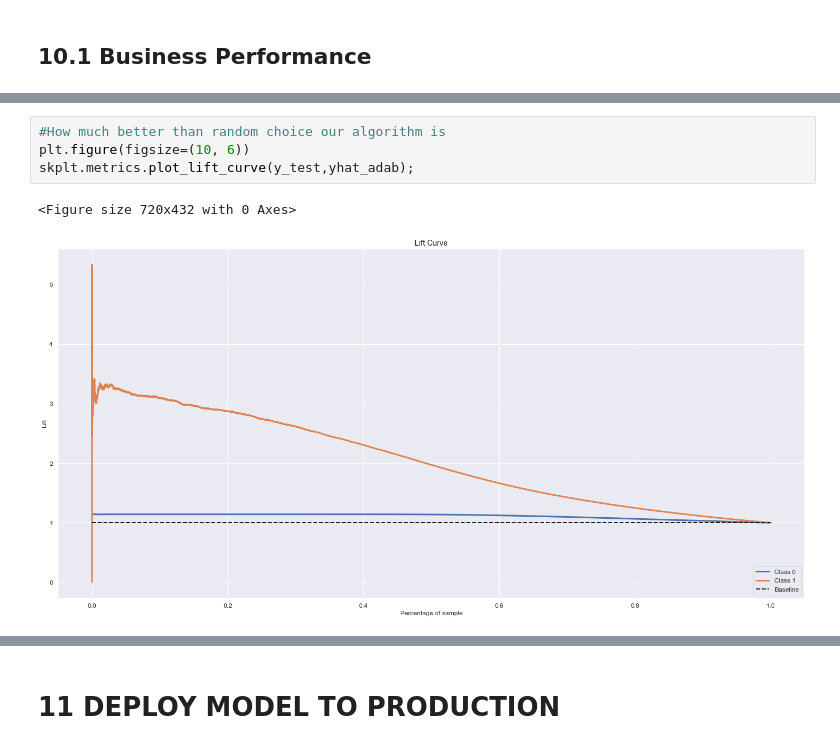
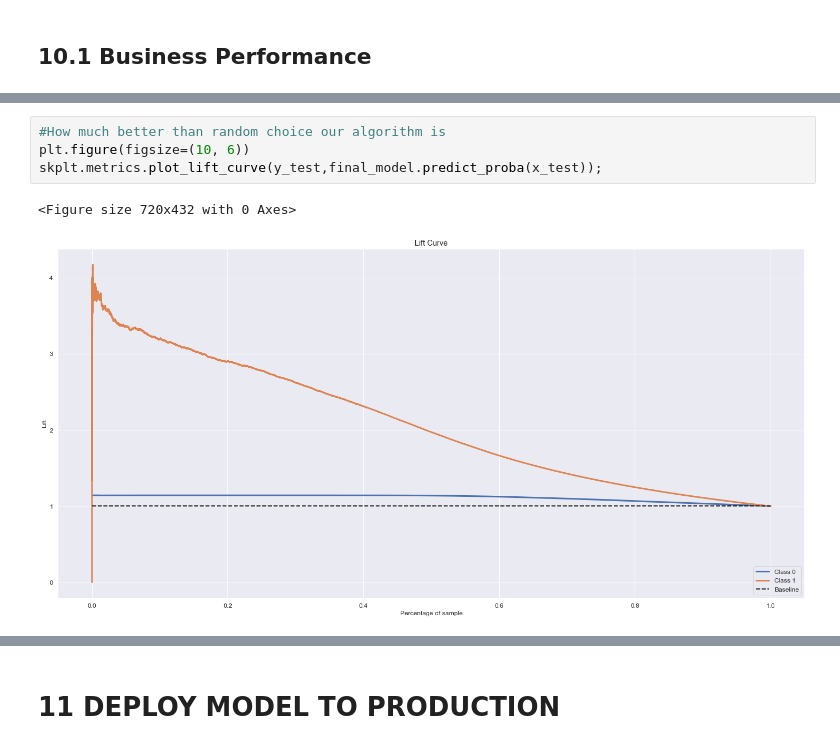
Before and after one commit to rafael-asousa/Cross-Sell-Prediction, a Jupyter notebook: notebook/cross-sell-predictions.ipynb, the cells around one changed output, grey strips where cells are left out. Cells and saved outputs as stored; diff of their text form.

Commit message:
solved issues of prediction and RoI calculations

```diff
--- a/notebook/cross-sell-predictions.ipynb
+++ b/notebook/cross-sell-predictions.ipynb
@@ -927,10 +928,10 @@ skplt.metrics.plot_cumulative_gain(y_test,yhat_adab);
 # %%
 #How much better than random choice our algorithm is
 plt.figure(figsize=(10, 6))
-skplt.metrics.plot_lift_curve(y_test,yhat_adab);
+skplt.metrics.plot_lift_curve(y_test,final_model.predict_proba(x_test));
 # %% [output]
 <Figure size 720x432 with 0 Axes>
-[figure, old version]
+[figure, new version]
 # %%
 #Return over investment
 # Since I don't have access to this kind of information, I will suppose that the contact with each customer
```
Also changed, not shown: parts of 11 cells of this notebook.
